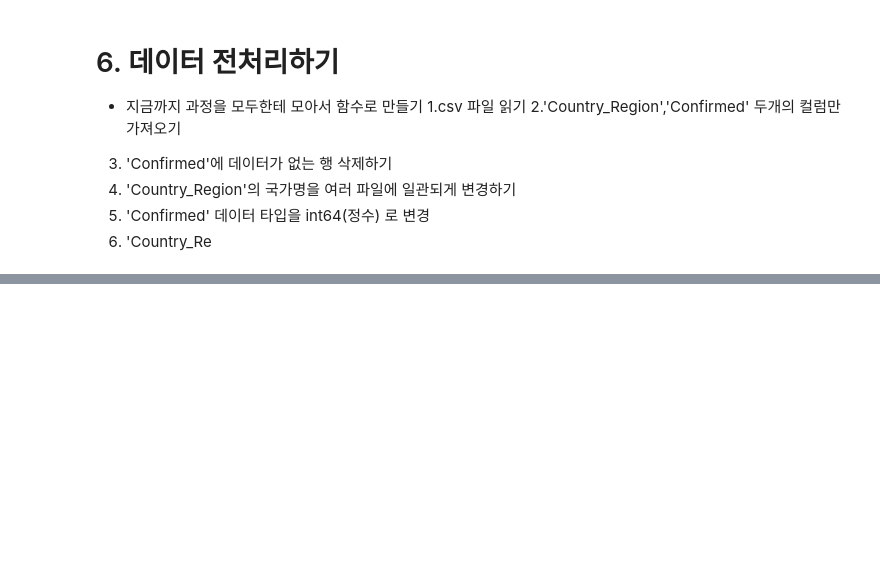
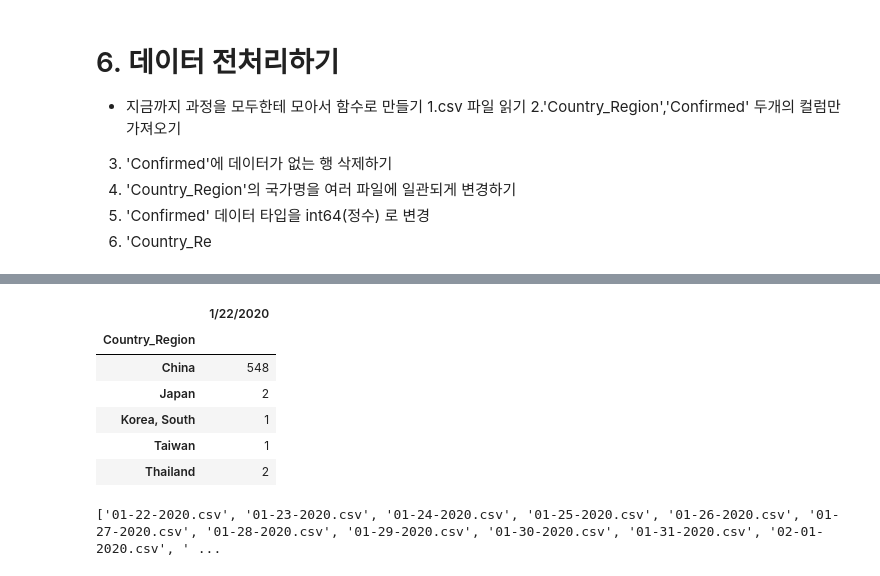
Before and after one commit to YouHyeonJu/data_study, a Jupyter notebook: 3414_0329j.ipynb, the cells around one changed output, grey strips where cells are left out. Saved outputs shown, nothing was run; the diff lists cells and outputs as text; code cells hidden in the pictures; blank space fills up the shorter version.

```diff
--- a/3414_0329j.ipynb
+++ b/3414_0329j.ipynb
@@ -309,0 +308,21 @@ FileNotFoundError: [Errno 2] No such file or directory: 'path01-22-2020.csv'
+# %%
+doc1.head()
+# %% [output]
+|  | 1/22/2020 |
+| Country_Region |  |
+| China | 548 |
+| Japan | 2 |
+| Korea, South | 1 |
+| Taiwan | 1 |
+| Thailand | 2 |
+# %%
+import os
+PATH='cov-19/csse_covid_19_daily_reports/'
+file_list=os.listdir(PATH)
+csv_list=list()
+for file in file_list:
+    if file.split(".")[-1]=='csv':
+        csv_list.append(file)
+print(csv_list)
+# %% [output]
+['01-22-2020.csv', '01-23-2020.csv', '01-24-2020.csv', '01-25-2020.csv', '01-26-2020.csv', '01-27-2020.csv', '01-28-2020.csv', '01-29-2020.csv', '01-30-2020.csv', '01-31-2020.csv', '02-01-2020.csv', ' ...
```
Also changed, not shown: parts of 8 cells of this notebook, 2 other files.
